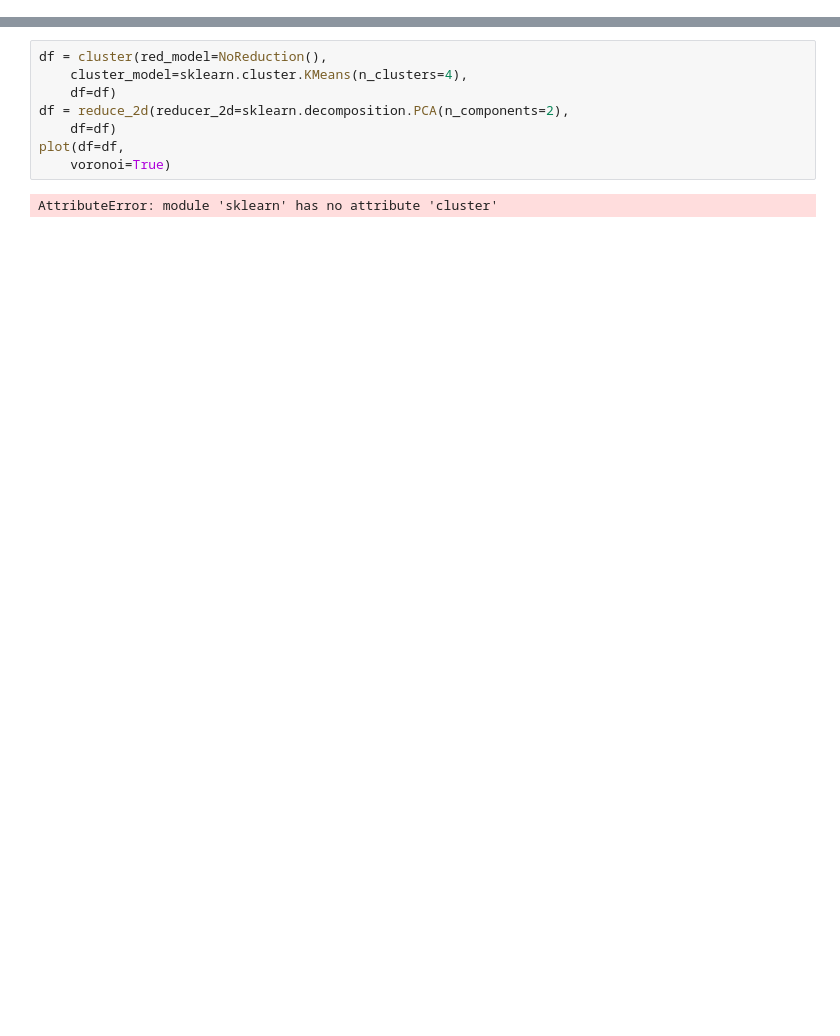
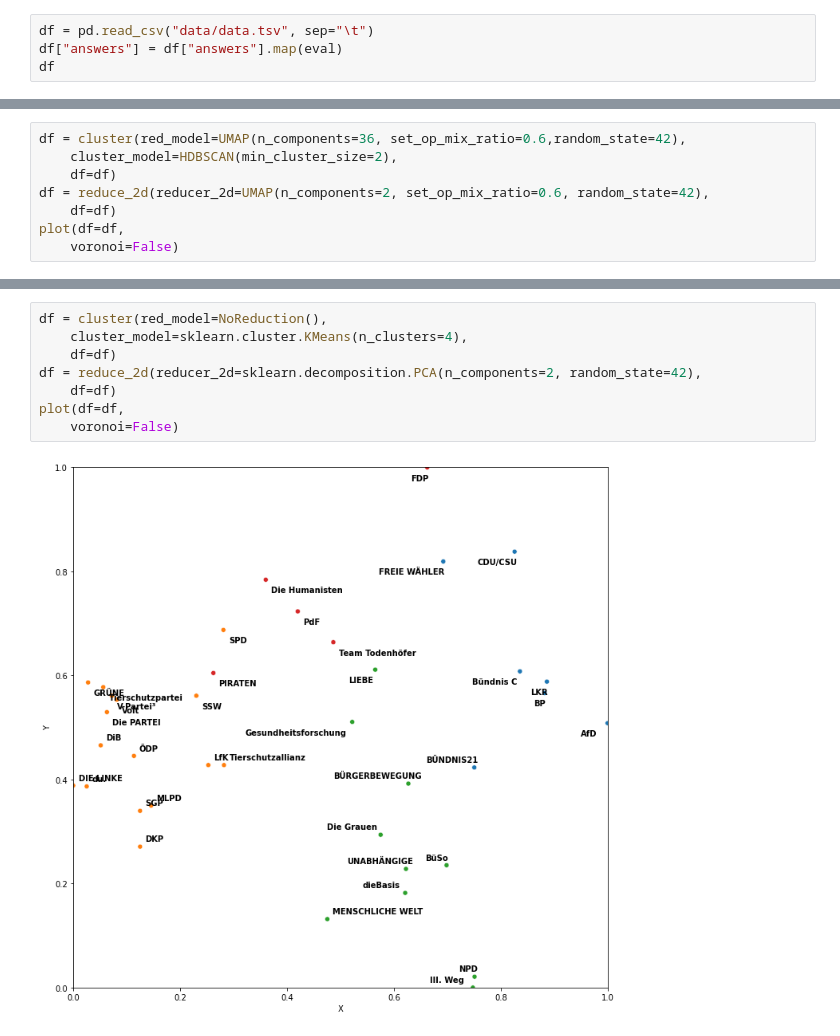
Before and after one commit to pschonev/clust-o-mat, a Jupyter notebook: visualize.ipynb, the cells around one changed output, grey strips where cells are left out. Drawn from its saved outputs; the diff is of its cells as text; blank space fills up the shorter version.

Commit message:
added visualization examples

```diff
--- a/visualize.ipynb
+++ b/visualize.ipynb
@@ -3 +7,5 @@ import sklearn
 from clustomat.clustomat import cluster, reduce_2d, plot, NoReduction
+# %%
+df = pd.read_csv("data/data.tsv", sep="\t")
+df["answers"] = df["answers"].map(eval)
+df
@@ -3,0 +30,8 @@ from clustomat.clustomat import cluster, reduce_2d, plot, NoReduction
+# %%
+df = cluster(red_model=UMAP(n_components=36, set_op_mix_ratio=0.6,random_state=42),
+    cluster_model=HDBSCAN(min_cluster_size=2),
+    df=df)
+df = reduce_2d(reducer_2d=UMAP(n_components=2, set_op_mix_ratio=0.6, random_state=42),
+    df=df)
+plot(df=df,
+    voronoi=False)
@@ -4,10 +40,10 @@ from clustomat.clustomat import cluster, reduce_2d, plot, NoReduction
 # %%
 df = cluster(red_model=NoReduction(),
     cluster_model=sklearn.cluster.KMeans(n_clusters=4),
     df=df)
-df = reduce_2d(reducer_2d=sklearn.decomposition.PCA(n_components=2),
+df = reduce_2d(reducer_2d=sklearn.decomposition.PCA(n_components=2, random_state=42),
     df=df)
 plot(df=df,
-    voronoi=True)
+    voronoi=False)
 # %% [output]
-AttributeError: module 'sklearn' has no attribute 'cluster'
+[figure, added]
```
Also changed, not shown: parts of 3 cells of this notebook.
